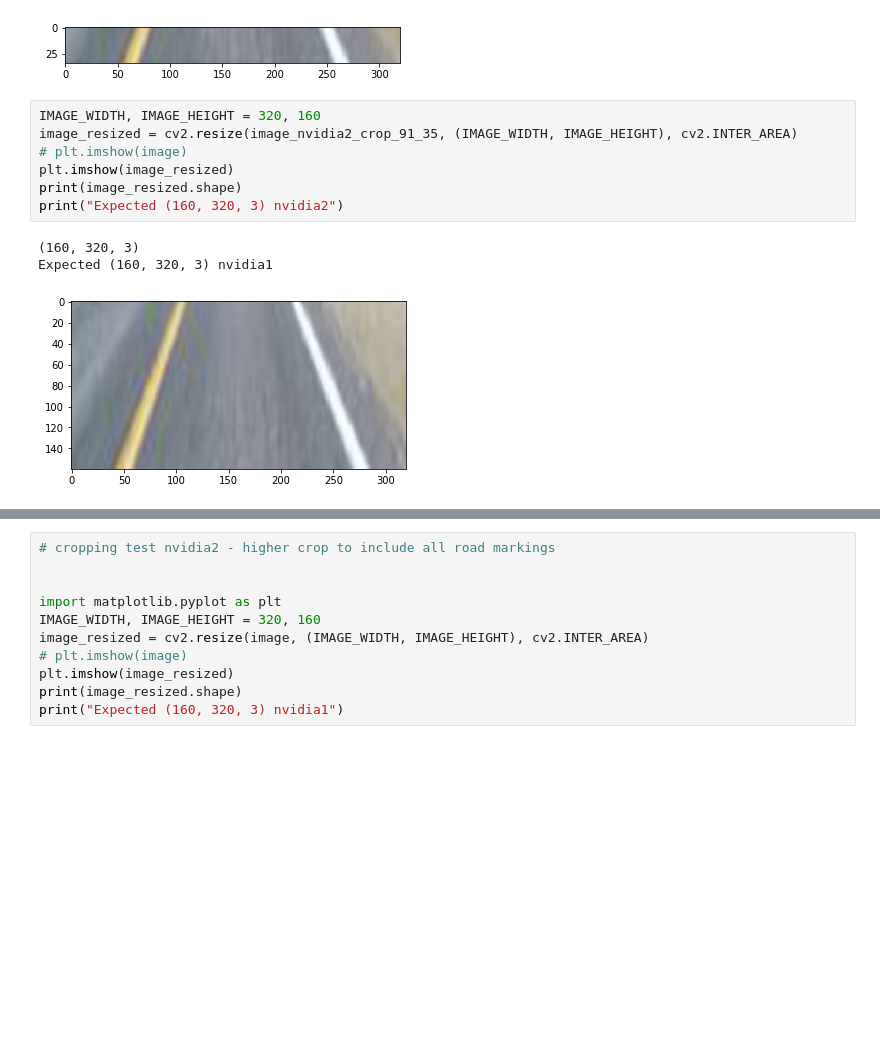
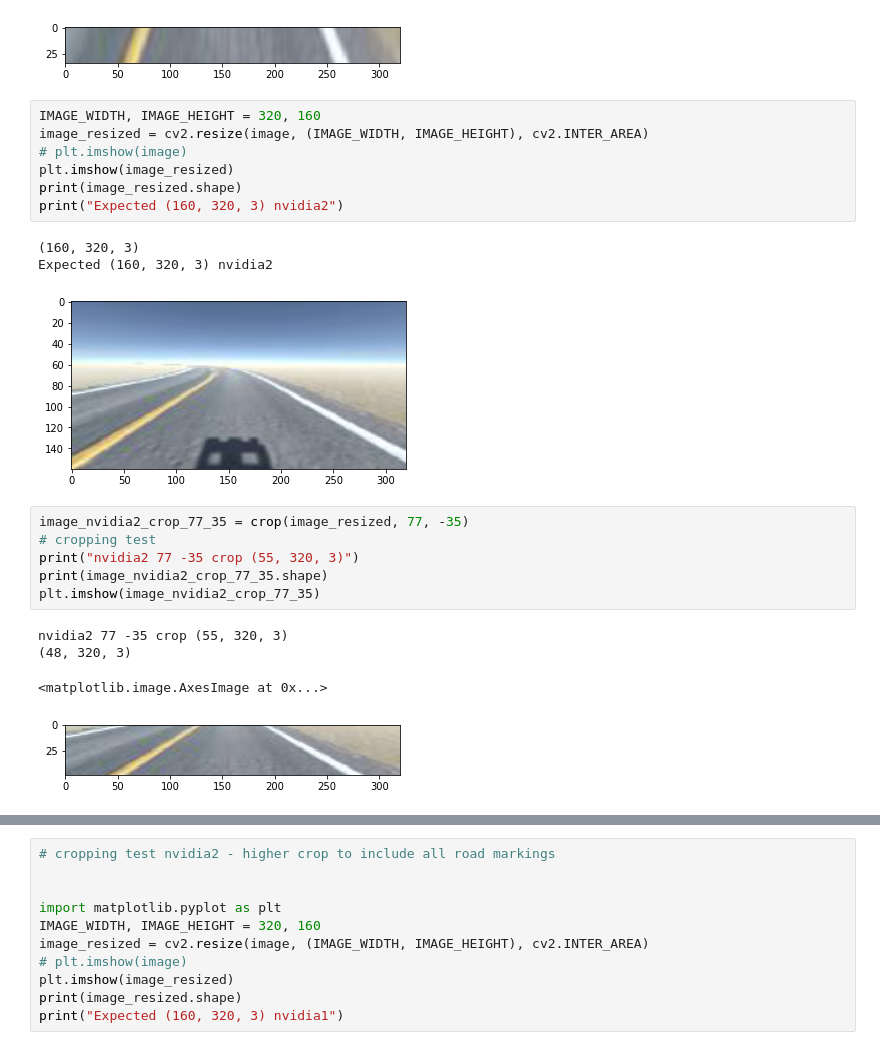
Before and after one commit to dsikar/sdsandbox, a Jupyter notebook: src/augment.ipynb, the cells around one changed output, grey strips where cells are left out. Cells and saved outputs as stored; diff of their text form; blank space fills up the shorter version.

Commit message:
nvidia2 top crop 77

```diff
--- a/src/augment.ipynb
+++ b/src/augment.ipynb
@@ -313,12 +313,23 @@ nvidia2 91 -35 crop (35, 160, 3)
 [figure]
 # %%
 IMAGE_WIDTH, IMAGE_HEIGHT = 320, 160
-image_resized = cv2.resize(image_nvidia2_crop_91_35, (IMAGE_WIDTH, IMAGE_HEIGHT), cv2.INTER_AREA)
+image_resized = cv2.resize(image, (IMAGE_WIDTH, IMAGE_HEIGHT), cv2.INTER_AREA)
 # plt.imshow(image)
 plt.imshow(image_resized)
 print(image_resized.shape)
 print("Expected (160, 320, 3) nvidia2")
 # %% [output]
 (160, 320, 3)
-Expected (160, 320, 3) nvidia1
+Expected (160, 320, 3) nvidia2
-[figure, old version]
+[figure, new version]
+# %%
+image_nvidia2_crop_77_35 = crop(image_resized, 77, -35)
+# cropping test
+print("nvidia2 77 -35 crop (55, 320, 3)")
+print(image_nvidia2_crop_77_35.shape)
+plt.imshow(image_nvidia2_crop_77_35)
+# %% [output]
+nvidia2 77 -35 crop (55, 320, 3)
+(48, 320, 3)
+<matplotlib.image.AxesImage at 0x...>
+[figure, added]
```
Also changed, not shown: parts of 2 cells of this notebook, 1 other file.
